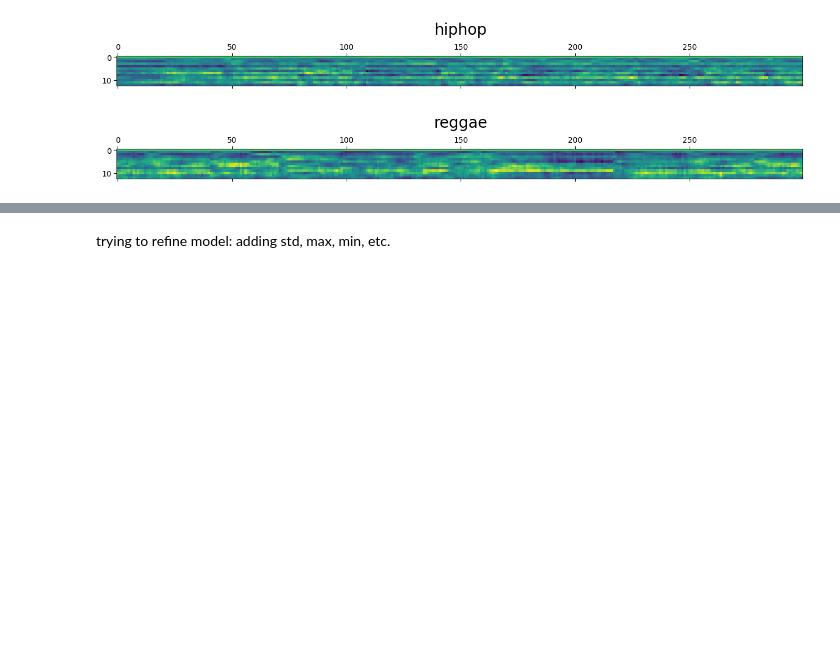
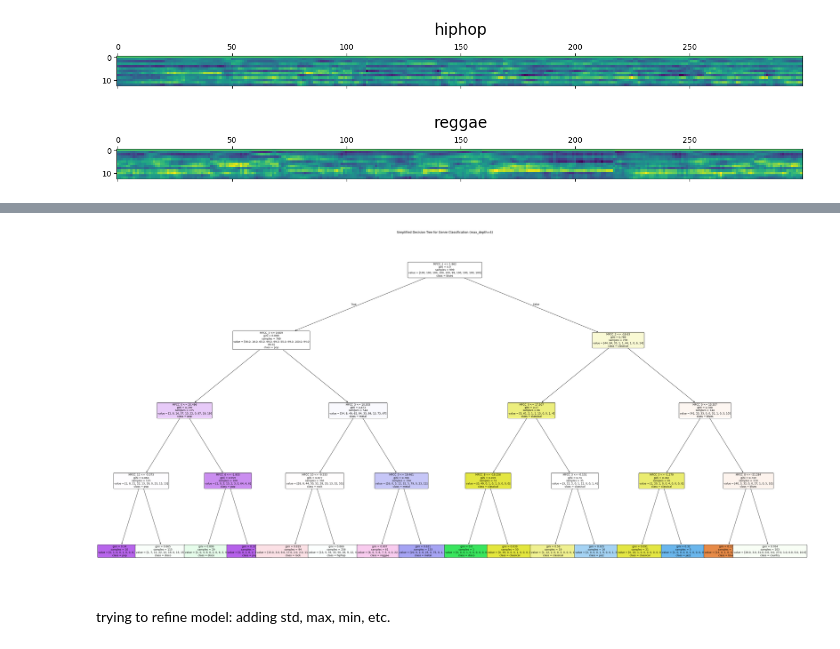
Before and after one commit to helloames/markov-country-music, a Jupyter notebook: decisiontree.ipynb, the cells around one changed output, grey strips where cells are left out. Cells and saved outputs as stored; diff of their text form; code cells hidden in the pictures; blank space fills up the shorter version.

```diff
--- a/decisiontree.ipynb
+++ b/decisiontree.ipynb
@@ -159,3 +204,18 @@ array([0.365     , 0.39      , 0.375     , 0.46      , 0.38693467])
+# %%
+plt.figure(figsize=(40, 20))  # wider and taller
+plot_tree(
+    clf,
+    feature_names=[f"MFCC_{i}" for i in range(X.shape[1])],
+    class_names=clf.classes_.astype(str),
+    filled=True,
+    rounded=True,
+    fontsize=10
+)
+plt.title("Simplified Decision Tree for Genre Classification (max_depth=4)")
+plt.tight_layout()
+plt.show()
+# %% [output]
+[figure, added]
 # %% [markdown]
 trying to refine model: adding std, max, min, etc.
 # %%
```
Also changed, not shown: parts of 9 cells of this notebook, 2 other files.
